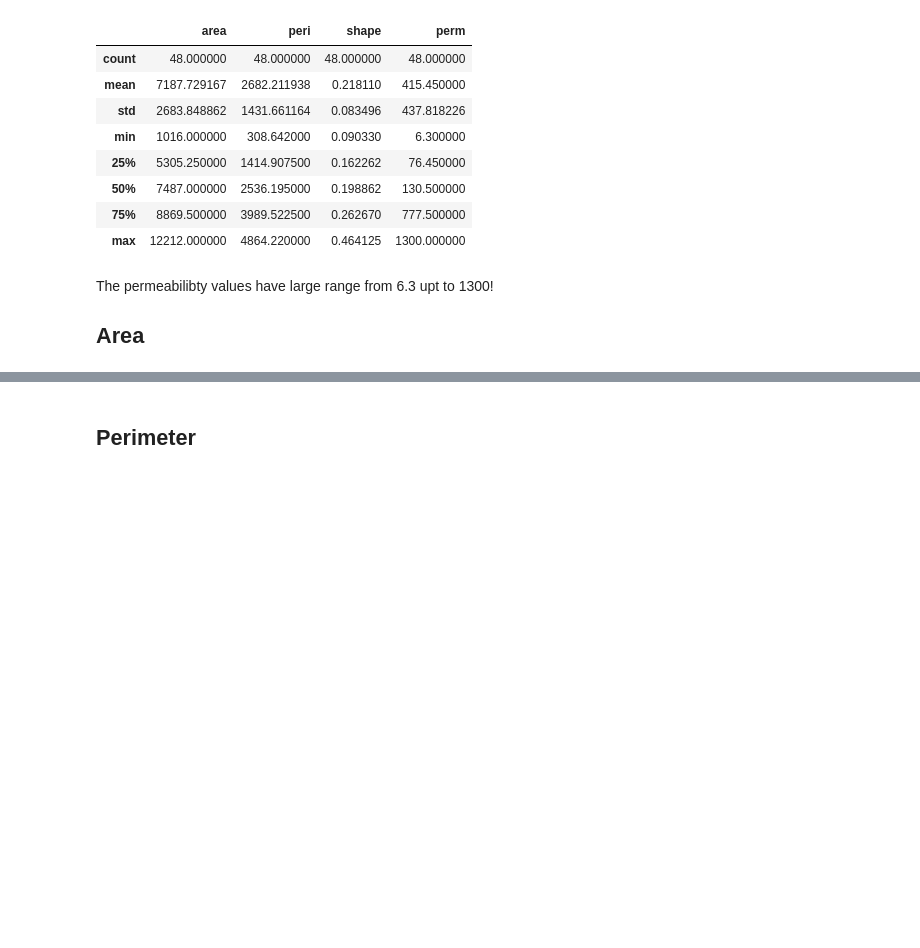
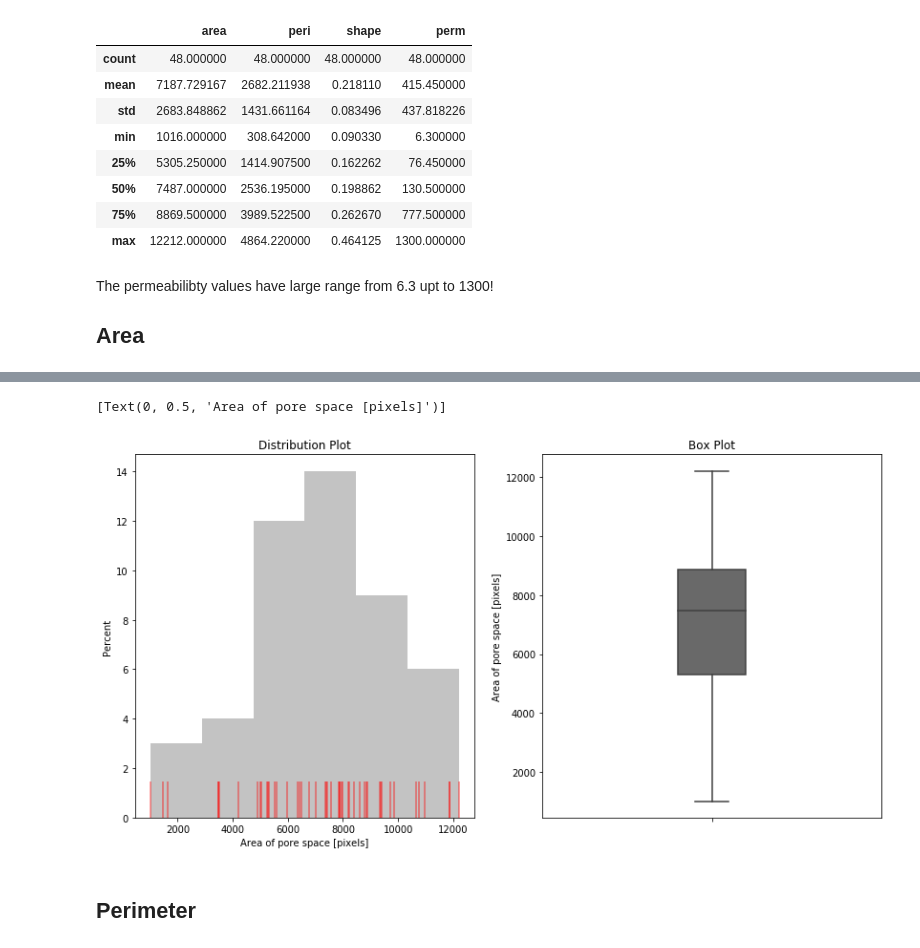
Before and after one commit to ChristianHallerX/DataScienceProjects, a Jupyter notebook: BP_Reservoir_Permeability.ipynb, the cells around one changed output, grey strips where cells are left out. Cells and saved outputs as stored; diff of their text form; code cells hidden in the pictures; blank space fills up the shorter version.

```diff
--- a/BP_Reservoir_Permeability.ipynb
+++ b/BP_Reservoir_Permeability.ipynb
@@ -83,3 +107,16 @@ plt.show()
+# %%
+fig, axs = plt.subplots(1, 2, figsize=(14, 7))
+
+sns.distplot(rock_df['area'], kde=False, color="dimgray", rug=True, ax=axs[0], rug_kws={"color": "r", "alpha":0.5, "linewidth": 1.5, "height":0.1})
+axs[0].set_title('Distribution Plot')
+axs[0].set(xlabel='Area of pore space [pixels]', ylabel='Percent')
+
+sns.boxplot(y="area", data=rock_df, ax=axs[1], color='dimgray', width=0.2)
+axs[1].set_title('Box Plot')
+axs[1].set(ylabel='Area of pore space [pixels]')
+# %% [output]
+[Text(0, 0.5, 'Area of pore space [pixels]')]
+[figure, added]
 # %% [markdown]
 ## Perimeter
 # %%
```
Also changed, not shown: parts of 20 cells of this notebook.
